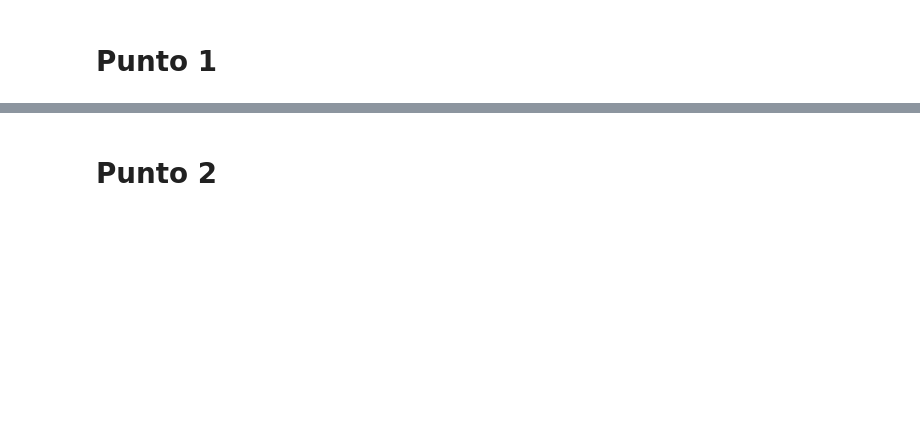
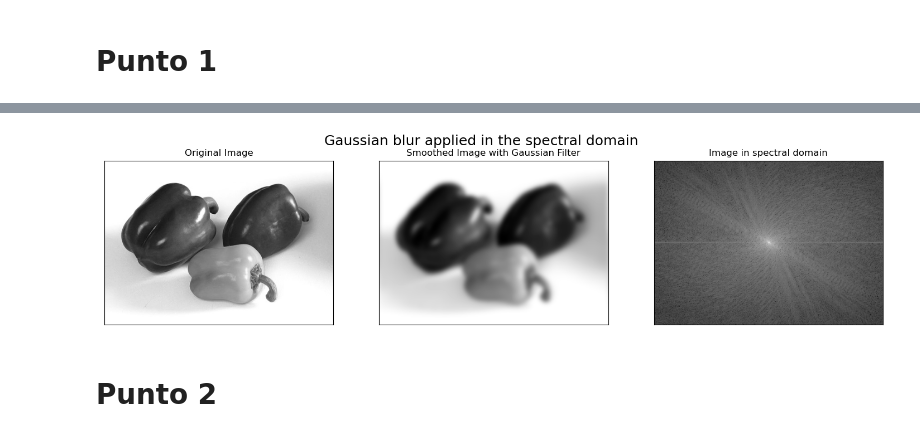
Before and after one commit to Tincho1902/VisionComputadora_I, a Jupyter notebook: TP2/TP2.ipynb, the cells around one changed output, grey strips where cells are left out. Cells and saved outputs as stored; diff of their text form; code cells hidden in the pictures; blank space fills up the shorter version.

```diff
--- a/TP2/TP2.ipynb
+++ b/TP2/TP2.ipynb
@@ -99,2 +100,22 @@ plt.show()
+# %%
+img_gray = cv.cvtColor(img, cv.COLOR_BGR2GRAY)
+img_fft = np.fft.fft2(img_gray)
+img_mod_fft = fft2_mod(img_gray)
+filtered = img_fft * kernel_tf
+
+img_gauss = np.fft.ifftshift(np.real(np.fft.ifft2(filtered)))
+
+# Display the original image, filtered image and its magnitude spectrum
+plt.figure(figsize=(18, 4))
+plt.suptitle('Gaussian blur applied in the spectral domain', fontsize=18)
+plt.subplot(131), plt.imshow(img_gray, cmap='gray')
+plt.title('Original Image'), plt.xticks([]), plt.yticks([])
+plt.subplot(132), plt.imshow(img_gauss, cmap='gray')
+plt.title('Smoothed Image with Gaussian Filter'), plt.xticks([]), plt.yticks([])
+plt.subplot(133), plt.imshow(img_mod_fft, cmap='gray')
+plt.title('Image in spectral domain'), plt.xticks([]), plt.yticks([])
+plt.show()
+# %% [output]
+[figure, added]
 # %% [markdown]
 # Punto 2
```
Also changed, not shown: parts of 13 cells of this notebook.
